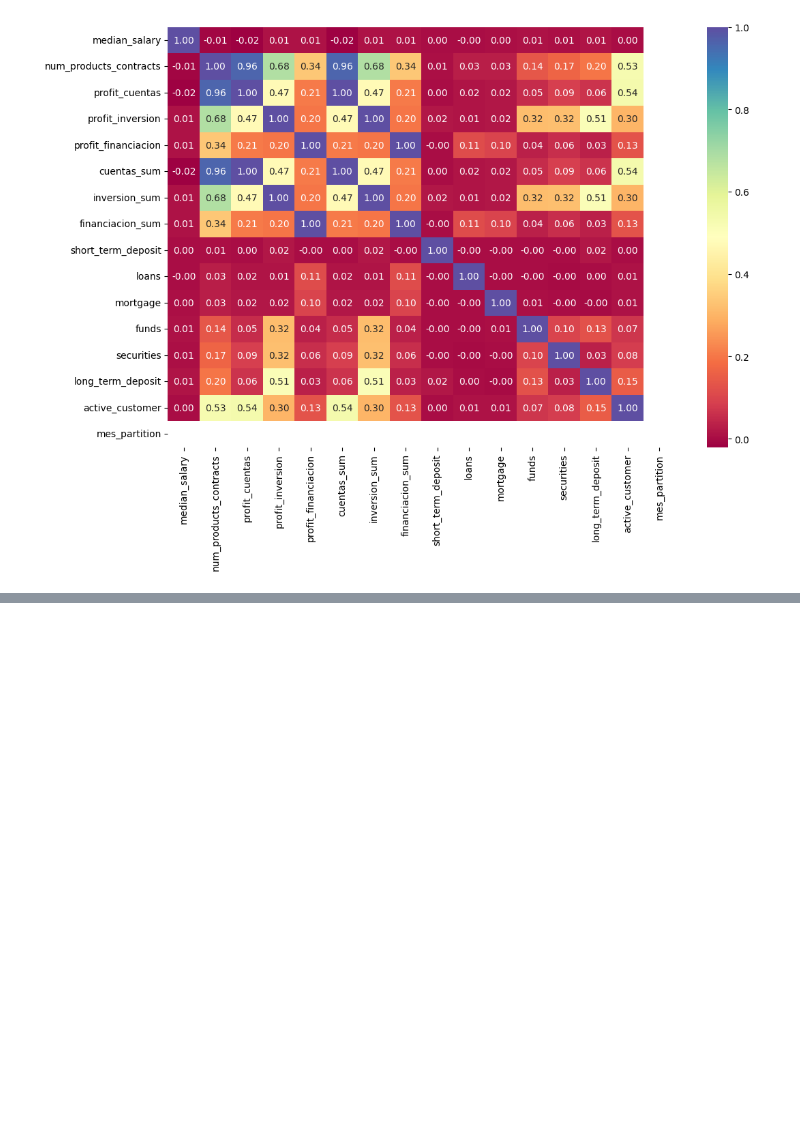
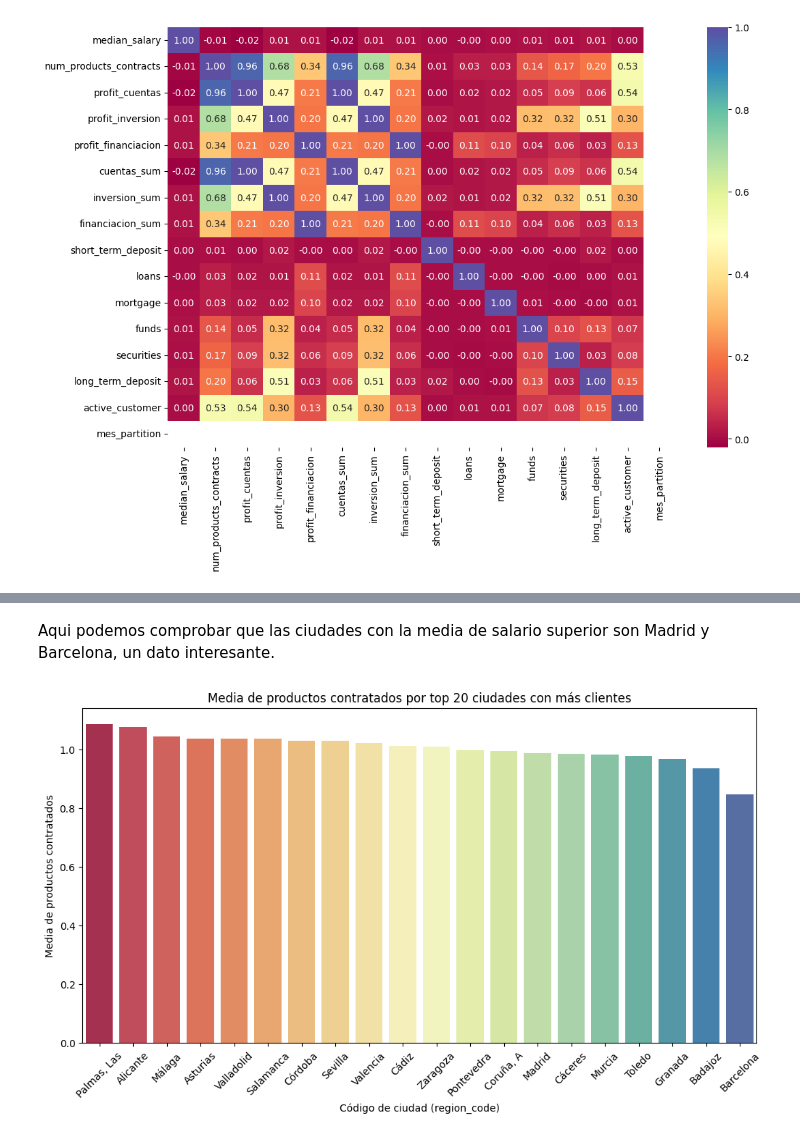
Before and after one commit to jascicz/easy_money_Project, a Jupyter notebook: Tarea_1_Análisis_BI/EDA_multivariante_df_full_clean.ipynb, the cells around one changed output, grey strips where cells are left out. Saved outputs shown, nothing was run; the diff lists cells and outputs as text; code cells hidden in the pictures; blank space fills up the shorter version.

```diff
--- a/Tarea_1_Análisis_BI/EDA_multivariante_df_full_clean.ipynb
+++ b/Tarea_1_Análisis_BI/EDA_multivariante_df_full_clean.ipynb
@@ -238,0 +277,25 @@ plt.show()
+# %% [markdown]
+Aqui podemos comprobar que las ciudades con la media de salario superior son Madrid y Barcelona, un dato interesante.
+# %%
+# Contar el número de clientes por ciudad (region_code) y obtener el top 20
+df_city_count = df['region_code'].value_counts().head(20).index
+
+# Filtrar el dataframe para obtener solo las 20 ciudades con más clientes
+df_top_cities = df[df['region_code'].isin(df_city_count)]
+
+# Agrupar por region_code y calcular la media de num_products_contracts
+df_grouped_cities = df_top_cities.groupby('region_code')['num_products_contracts'].mean().reset_index()
+
+# Ordenar por media de productos contratados (opcional si se quiere ordenado)
+df_grouped_cities = df_grouped_cities.sort_values(by='num_products_contracts', ascending=False)
+
+# Crear el gráfico de barras
+plt.figure(figsize=(12, 6))
+sns.barplot(x='region_code', y='num_products_contracts', data=df_grouped_cities, palette='Spectral')
+plt.title('Media de productos contratados por top 20 ciudades con más clientes')
+plt.ylabel('Media de productos contratados')
+plt.xlabel('Código de ciudad (region_code)')
+plt.xticks(rotation=45)  # Rotar las etiquetas para mejor visibilidad
+plt.show()
+# %% [output]
+[figure, added]
```
Also changed, not shown: parts of 12 cells of this notebook.
